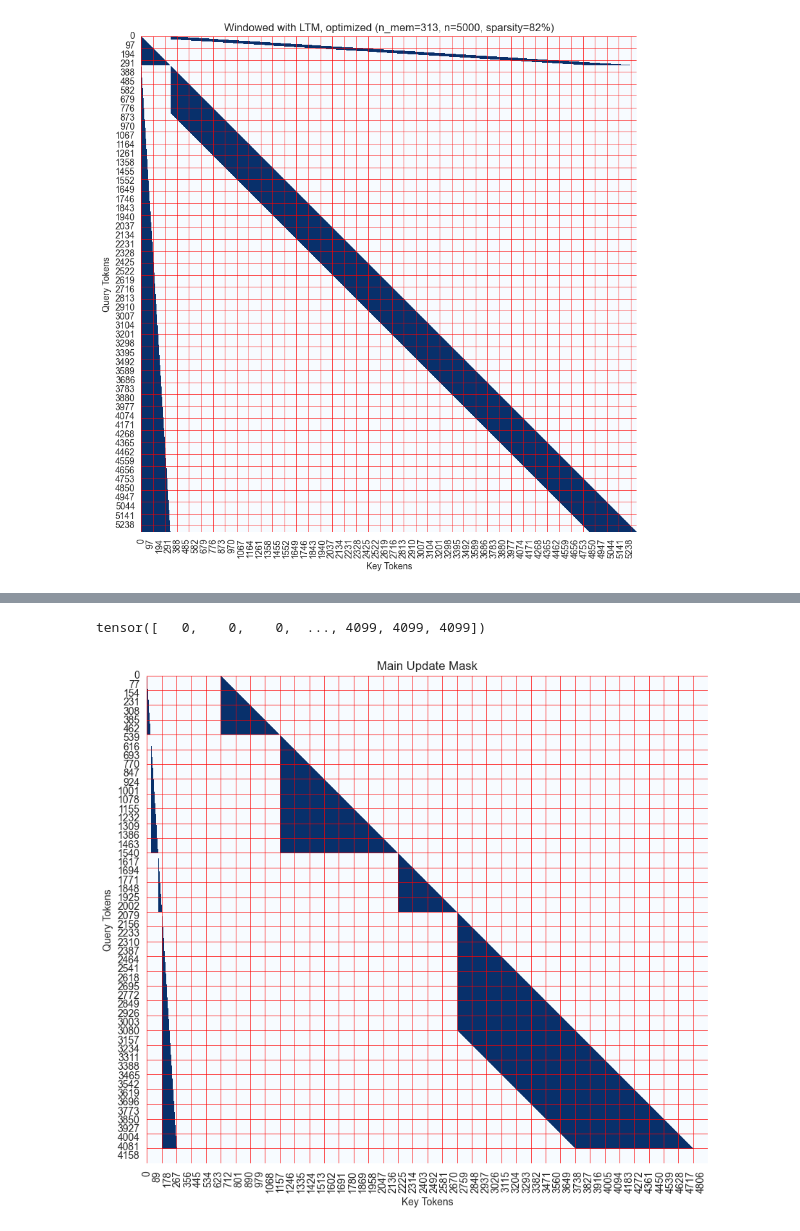
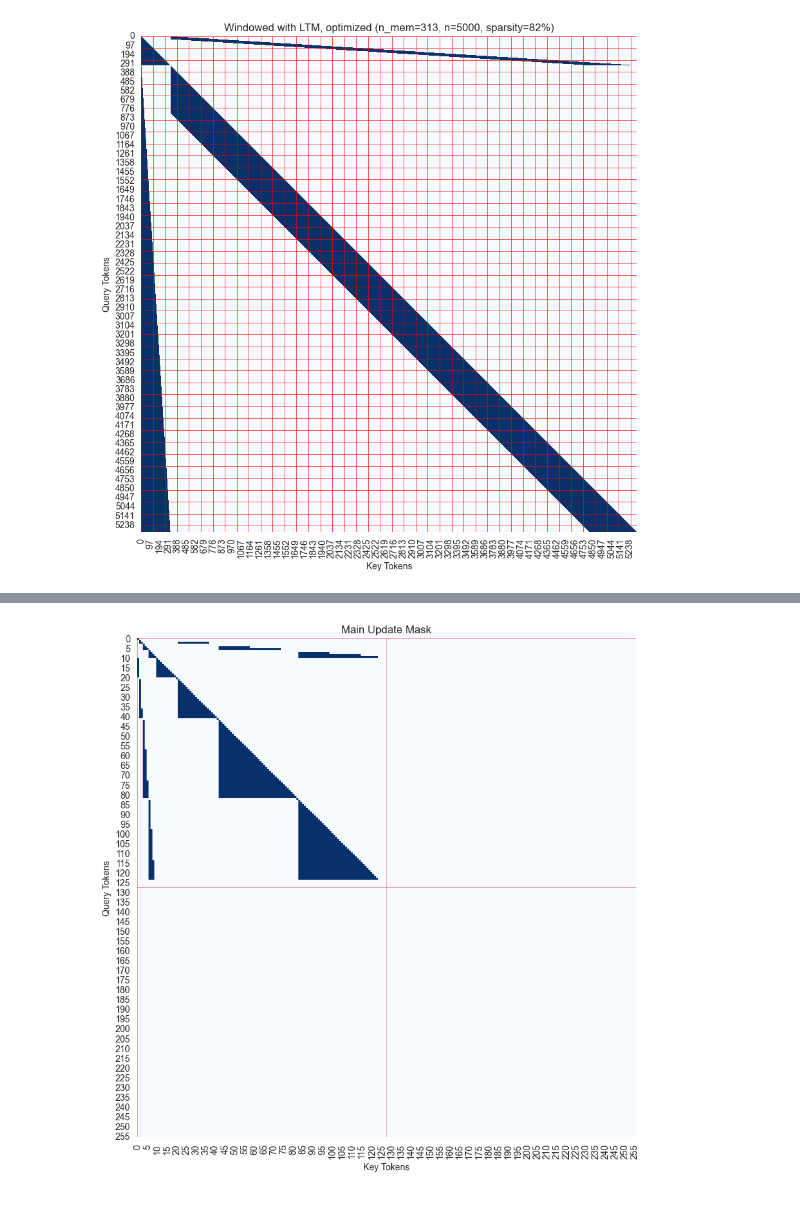
Before and after one commit to ViktorooReps/mem-llm, a Jupyter notebook: notebooks/visualize_attn_pattern.ipynb, the cells around one changed output, grey strips where cells are left out. Saved outputs shown, nothing was run; the diff lists cells and outputs as text; code cells hidden in the pictures.

```diff
--- a/notebooks/visualize_attn_pattern.ipynb
+++ b/notebooks/visualize_attn_pattern.ipynb
@@ -320,13 +320,13 @@ def visualize_mask(mask: BlockMask, n_q: int, n_kv: int, title="", block_size=4,
 eos_token = 1
 fill_token = 0
 tokens = torch.concat([
-    torch.full((512,), fill_token),
+    torch.full((10,), fill_token),
     torch.tensor([eos_token]),
-    torch.full((1024,), fill_token),
+    torch.full((20,), fill_token),
     torch.tensor([eos_token]),
-    torch.full((512,), fill_token),
+    torch.full((40,), fill_token),
     torch.tensor([eos_token]),
-    torch.full((2048,), fill_token),
+    torch.full((50,), fill_token),
     torch.tensor([eos_token]),
 ])
 
@@ -337,7 +337,6 @@ block_mask, mem_block_mask, n_mem, full_positions = create_mem_block_masks(
     mem_freq=16,
     local_window=1024,
     global_window=3092,
-    separate_mem_and_main_update=True,
     do_compile=False
 )
 
@@ -373,5 +361,4 @@ sns.heatmap(
 # %%
-visualize_mask(block_mask, block_size=128, n_q=len(tokens), n_kv=len(tokens) + n_mem, figsize=(10, 10), title='Main Update Mask')
+visualize_mask(block_mask, block_size=128, n_q=len(tokens), n_kv=len(tokens), figsize=(10, 10), title='Main Update Mask')
 # %% [output]
-tensor([   0,    0,    0,  ..., 4099, 4099, 4099])
-[figure, old version]
+[figure, new version]
```
Also changed, not shown: parts of 8 cells of this notebook, 3 other files.
